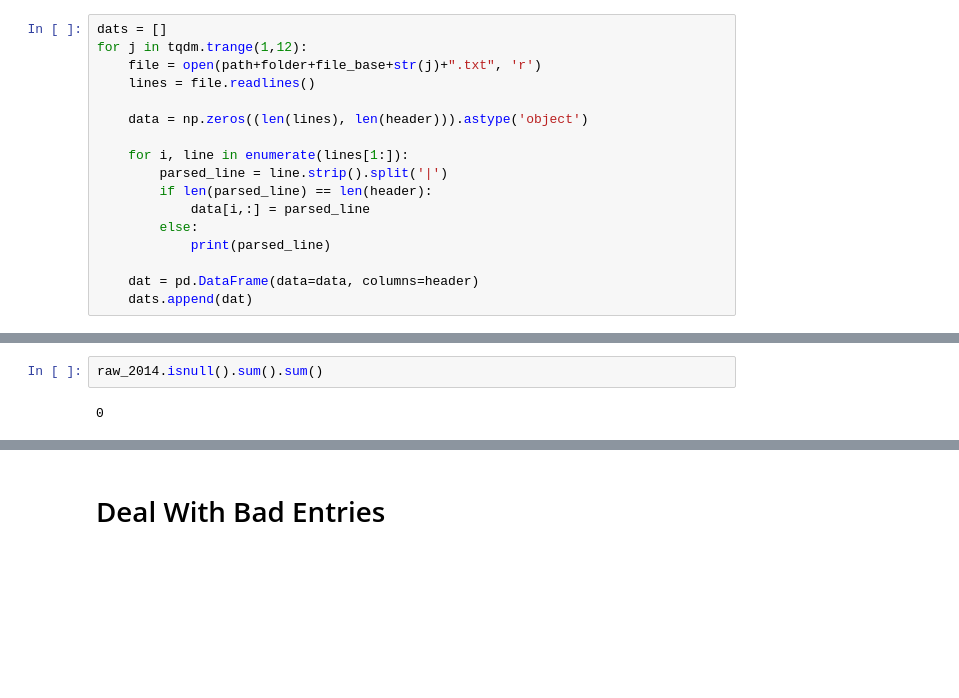
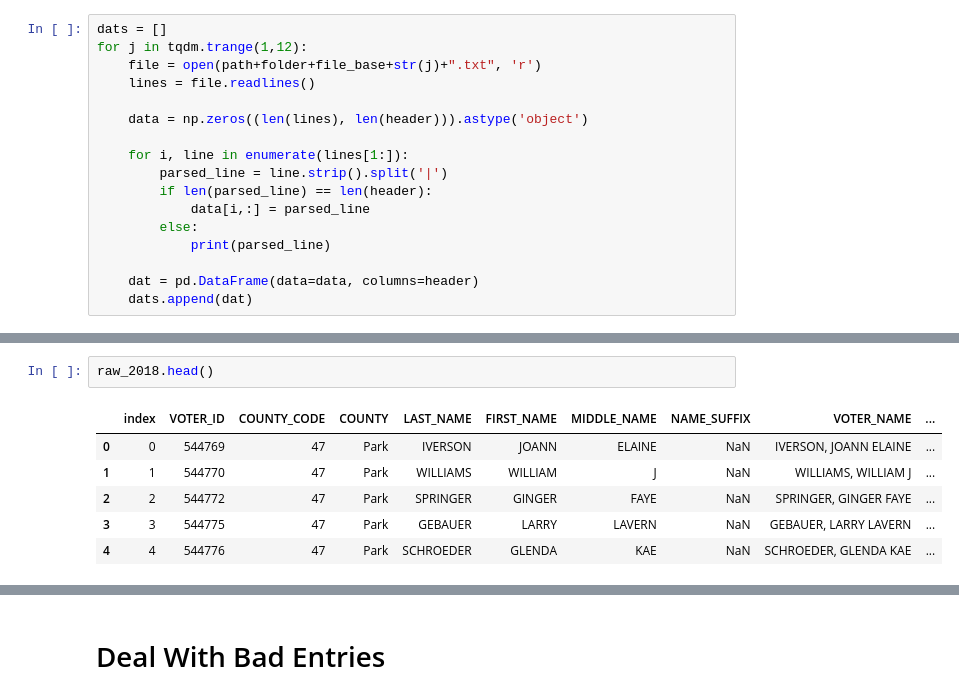
Before and after one commit to jasonbossert/colorado_elections, a Jupyter notebook: notebooks/data_02_reg_voters.ipynb, the cells around one changed output, grey strips where cells are left out. Cells and saved outputs as stored; diff of their text form; blank space fills up the shorter version.

```diff
--- a/notebooks/data_02_reg_voters.ipynb
+++ b/notebooks/data_02_reg_voters.ipynb
@@ -60,7 +61,12 @@ raw_2014.head()
 | 2 | 2 | 600021467 | 21 | El Paso | WATSON-AUSENCIO | PAUL | JOHN |  | WATSON-AUSENCIO, PAUL JOHN | ... |
 | 3 | 3 | 600279824 | 21 | El Paso | STAMEY | LORI | KAY |  | STAMEY, LORI KAY | ... |
 | 4 | 4 | 600752295 | 21 | El Paso | REISINGER | CURTIS | ART ARNOLD |  | REISINGER, CURTIS ART ARNOLD | ... |
-# %%
-raw_2014.isnull().sum().sum()
-# %% [output]
-0
+# %%
+raw_2018.head()
+# %% [output]
+|  | index | VOTER_ID | COUNTY_CODE | COUNTY | LAST_NAME | FIRST_NAME | MIDDLE_NAME | NAME_SUFFIX | VOTER_NAME | ... |
+| 0 | 0 | 544769 | 47 | Park | IVERSON | JOANN | ELAINE | NaN | IVERSON, JOANN ELAINE | ... |
+| 1 | 1 | 544770 | 47 | Park | WILLIAMS | WILLIAM | J | NaN | WILLIAMS, WILLIAM J | ... |
+| 2 | 2 | 544772 | 47 | Park | SPRINGER | GINGER | FAYE | NaN | SPRINGER, GINGER FAYE | ... |
+| 3 | 3 | 544775 | 47 | Park | GEBAUER | LARRY | LAVERN | NaN | GEBAUER, LARRY LAVERN | ... |
+| 4 | 4 | 544776 | 47 | Park | SCHROEDER | GLENDA | KAE | NaN | SCHROEDER, GLENDA KAE | ... |
```
Also changed, not shown: parts of 21 cells of this notebook, 1 other file.
